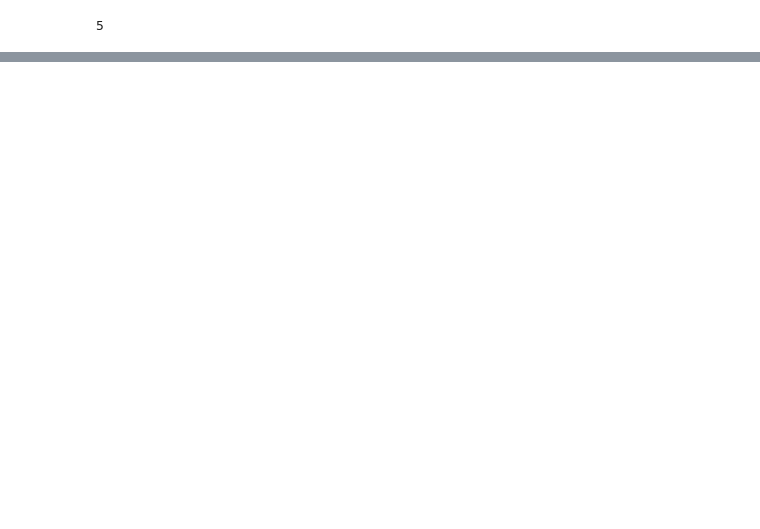
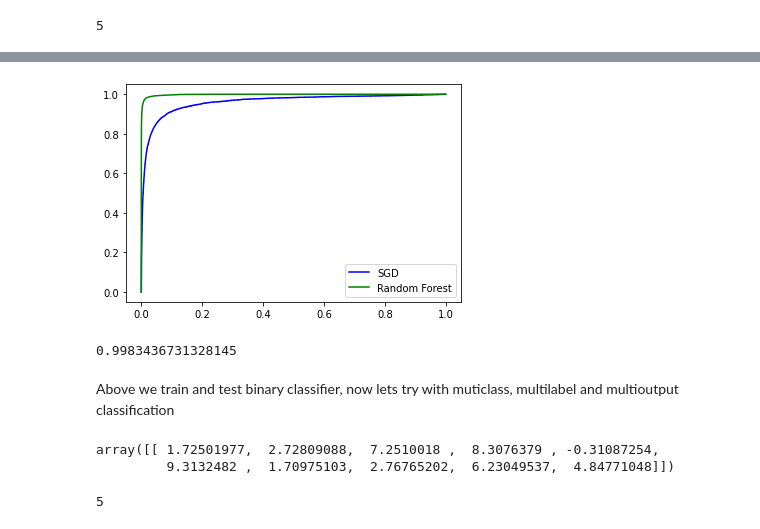
Before and after one commit to ceao1/handson_ml, a Jupyter notebook: mnist.ipynb, the cells around one changed output, grey strips where cells are left out. Drawn from its saved outputs; the diff is of its cells as text; code cells hidden in the pictures; blank space fills up the shorter version.

```diff
--- a/mnist.ipynb
+++ b/mnist.ipynb
@@ -89,0 +201,6 @@ f1_score: 0.7325171197343846
+# %%
+#creating a new model for comparison, we will use the random forest classifier
+forest_clf = RandomForestClassifier(random_state=42)
+# %%
+y_probas_forest = cross_val_predict(forest_clf, X_train, y_train5, cv=3, method="predict_proba")
+y_probas_forest
@@ -89,0 +215,17 @@ f1_score: 0.7325171197343846
+# %%
+y_scores_forest = y_probas_forest[:,1]
+frp_forest, tpr_forest, threshold_forest = roc_curve(y_train5, y_scores_forest)
+# %%
+plt.plot(fpr, tpr, "b", label='SGD')
+plt.plot(frp_forest, tpr_forest, "g", label='Random Forest')
+plt.legend()
+plt.show()
+# %% [output]
+[figure, added]
+# %%
+#the AUC for the random forest
+roc_auc_score(y_train5, y_scores_forest)
+# %% [output]
+0.9983436731328145
+# %% [markdown]
+Above we train and test binary classifier, now lets try with muticlass, multilabel and multioutput classification
@@ -89,0 +237,10 @@ f1_score: 0.7325171197343846
+# %%
+some_digit_scores = svm_clf.decision_function([some_digit])
+some_digit_scores
+# %% [output]
+array([[ 1.72501977,  2.72809088,  7.2510018 ,  8.3076379 , -0.31087254,
+         9.3132482 ,  1.70975103,  2.76765202,  6.23049537,  4.84771048]])
+# %%
+np.argmax(some_digit_scores)
+# %% [output]
+5
```
Also changed, not shown: parts of 45 cells of this notebook, 2 other files.
